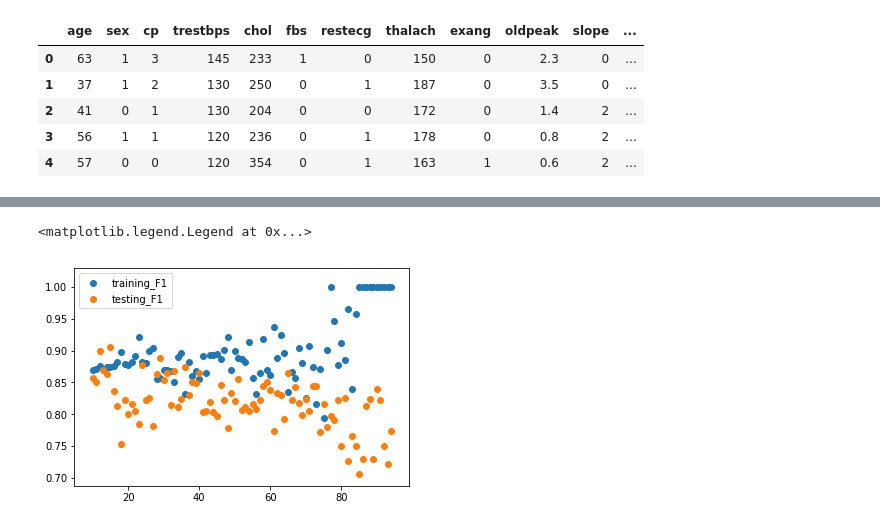
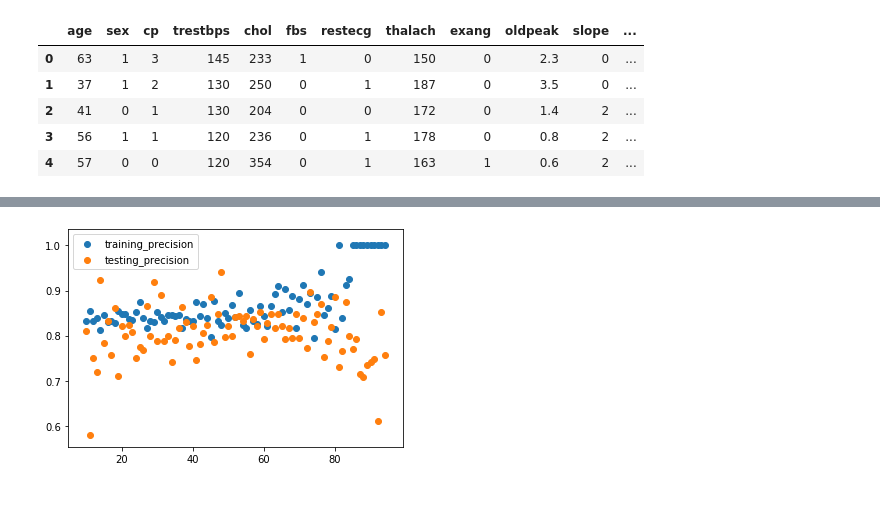
Before and after one commit to learn-co-curriculum/dsc-evaluating-logistic-regression-models-lab, a Jupyter notebook: index.ipynb, the cells around one changed output, grey strips where cells are left out. Cells and saved outputs as stored; diff of their text form; code cells hidden in the pictures; blank space fills up the shorter version.

```diff
--- a/index.ipynb
+++ b/index.ipynb
@@ -195,28 +211,28 @@ Calculate and then plot the precision, recall, accuracy, and F1-score for the te
 import matplotlib.pyplot as plt
 %matplotlib inline
 # %%
-training_Precision = []
-testing_Precision = []
-training_Recall = []
-testing_Recall = []
-training_Accuracy = []
-testing_Accuracy = []
-training_F1 = []
-testing_F1 = []
+training_precision = []
+testing_precision = []
+training_recall = []
+testing_recall = []
+training_accuracy = []
+testing_accuracy = []
+training_f1 = []
+testing_f1 = []
 
-for i in range(10,95):
+for i in range(10, 95):
     X_train, X_test, y_train, y_test = train_test_split(X, y, test_size=i/100.0)
-    logreg = LogisticRegression(fit_intercept = False, C = 1e12,solver='liblinear')
+    logreg = LogisticRegression(fit_intercept=False, C=1e25, solver='liblinear')
     model_log = logreg.fit(X_train, y_train)
     y_hat_test = logreg.predict(X_test)
     y_hat_train = logreg.predict(X_train)
 
-    training_Precision.append(precision(y_hat_train, y_train))
-    testing_Precision.append(precision(y_hat_test, y_test))
-    training_Recall.append(recall(y_hat_train, y_train))
-    testing_Recall.append(recall(y_hat_test, y_test))
-    training_Accuracy.append(accuracy(y_hat_train, y_train))
-    testing_Accuracy.append(accuracy(y_hat_test, y_test))
-    training_F1.append(f1(y_hat_train,y_train))
-    testing_F1.append(f1(y_hat_test,y_test))
+    training_precision.append(precision(y_train, y_hat_train))
+    testing_precision.append(precision(y_test, y_hat_test))
+    training_recall.append(recall(y_train, y_hat_train))
+    testing_recall.append(recall(y_test, y_hat_test))
+    training_accuracy.append(accuracy(y_train, y_hat_train))
+    testing_accuracy.append(accuracy(y_test, y_hat_test))
+    training_f1.append(f1(y_train, y_hat_train))
+    testing_f1.append(f1(y_test, y_hat_test))
 # %% [markdown]
@@ -245,7 +242,8 @@ plt.legend()
-# %%
-plt.scatter(list(range(10,95)), training_F1, label = 'training_F1')
-plt.scatter(list(range(10,95)), testing_F1, label = 'testing_F1')
-plt.legend()
-# %% [output]
-<matplotlib.legend.Legend at 0x...>
-[figure, removed]
+# %%
+# Train and test precision
+plt.scatter(list(range(10, 95)), training_precision, label='training_precision')
+plt.scatter(list(range(10, 95)), testing_precision, label='testing_precision')
+plt.legend()
+plt.show()
+# %% [output]
+[figure, added]
```
Also changed, not shown: parts of 48 cells of this notebook, 17 other files.
